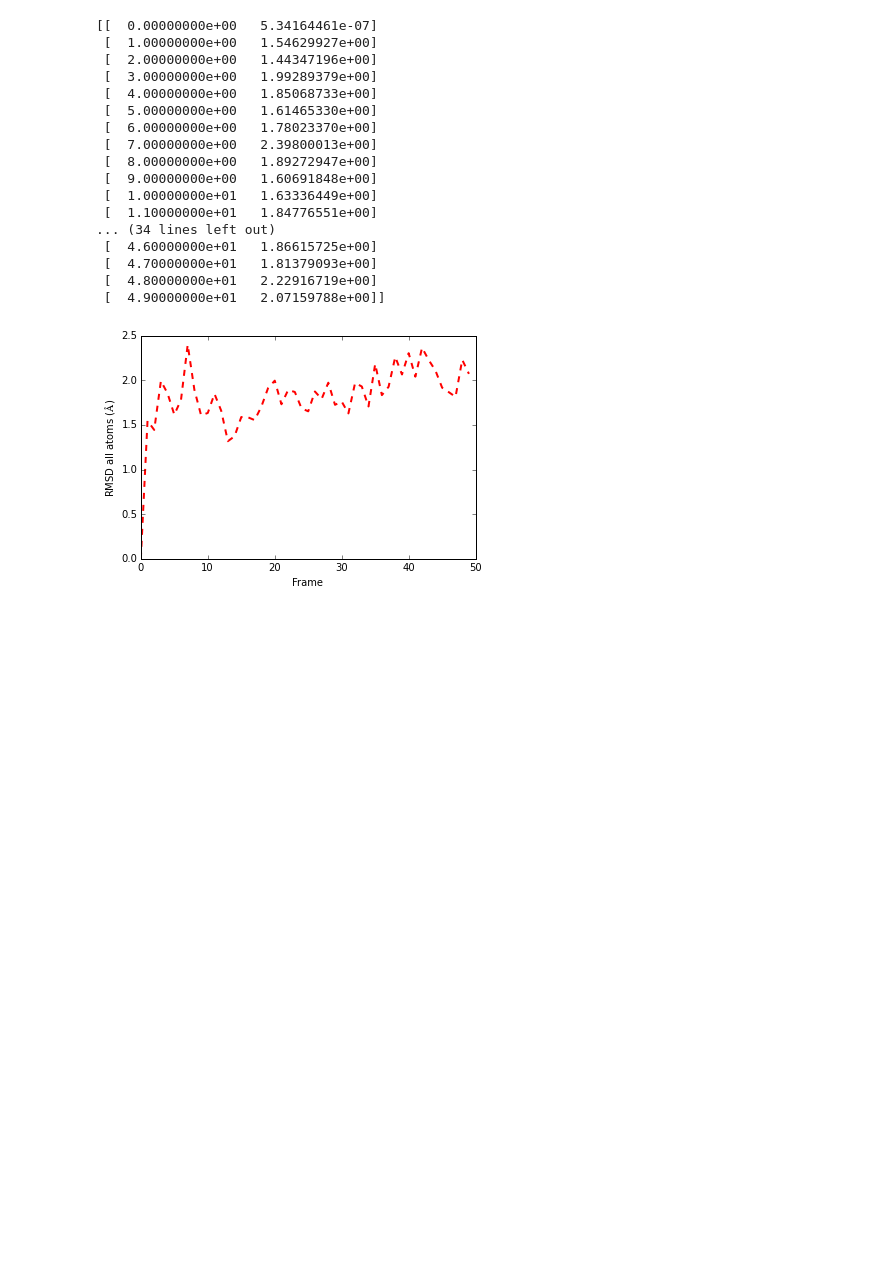
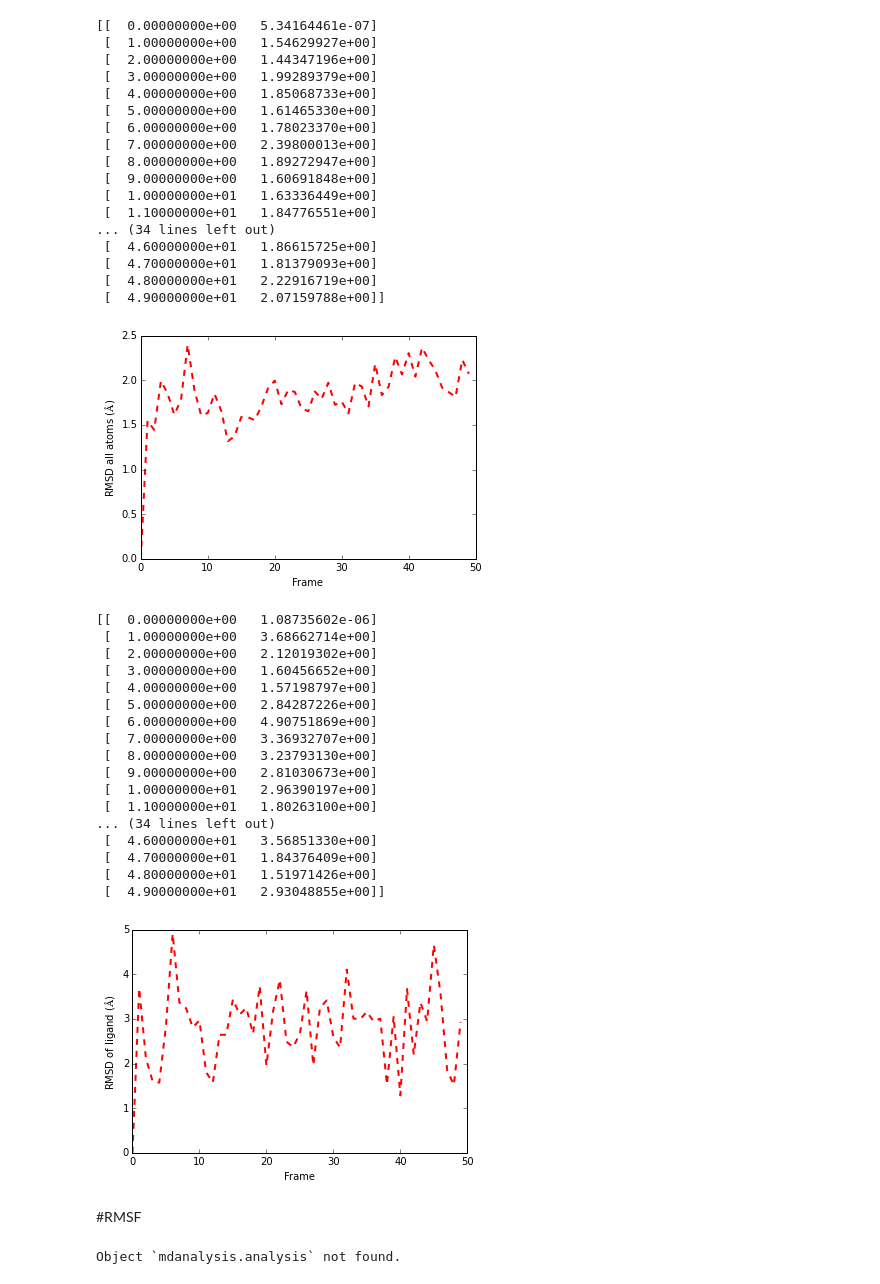
Before and after one commit to mktumbi/SimAnaRep, a Jupyter notebook: CECAM-Afternoon.ipynb, the cells around one changed output. Drawn from its saved outputs; the diff is of its cells as text; code cells hidden in the pictures; blank space fills up the shorter version.

```diff
--- a/CECAM-Afternoon.ipynb
+++ b/CECAM-Afternoon.ipynb
@@ -53,10 +54,10 @@ rmsd(u.atoms.CA.positions, ref.atoms.CA.positions)
 import numpy as np
 RMSD = []
 backbone = u.select_atoms("protein and (name C or name N or name CA)")
-refbb = ref.select_atoms("protein and (name C or name N or name CA)")
+reference = ref.select_atoms("protein and (name C or name N or name CA)")
 for ts in u.trajectory:
     A = backbone.coordinates()
-    B = refbb.coordinates()
+    B = reference.coordinates()
     C = rmsd(A,B)
     RMSD.append((u.trajectory.frame, C))
 RMSD = np.array(RMSD)
@@ -129,10 +130,10 @@ plt.draw()
 import numpy as np
 RMSD_aa = []
 current = u.select_atoms("protein and not name H*")
-refbb = ref.select_atoms("protein and not name H*")
+reference = ref.select_atoms("protein and not name H*")
 for ts in u.trajectory:
     A = current.coordinates()
-    B = refbb.coordinates()
+    B = reference.coordinates()
     C = rmsd(A,B)
     RMSD_aa.append((u.trajectory.frame, C))
 RMSD_aa = np.array(RMSD_aa)
@@ -163,3 +164,48 @@ plt.draw()
  [  4.80000000e+01   2.22916719e+00]
  [  4.90000000e+01   2.07159788e+00]]
 [figure]
+# %%
+import numpy as np
+RMSD_lig = []
+ligand = u.select_atoms("(resid 142:146) and not name H*") ## include selection based on user description
+#current = u.select_atoms("segname BGLC and not name H*")
+reference = ref.select_atoms("(resid 142:146) and not name H*")
+for ts in u.trajectory:
+    A = ligand.coordinates()
+    B = reference.coordinates()
+    C = rmsd(A,B)
+    RMSD_lig.append((u.trajectory.frame, C))
+RMSD_lig = np.array(RMSD_lig)
+print RMSD_lig
+import matplotlib.pyplot as plt
+ax = plt.subplot(111)
+ax.plot(RMSD_lig[:,0], RMSD_lig[:,1], 'r--', lw=2, label=r"$R_G$")
+ax.set_xlabel("Frame")
+ax.set_ylabel(r"RMSD of ligand ($\AA$)")
+ax.figure.savefig("RMSD_ligand.pdf")
+plt.draw()
+# %% [output]
+[[  0.00000000e+00   1.08735602e-06]
+ [  1.00000000e+00   3.68662714e+00]
+ [  2.00000000e+00   2.12019302e+00]
+ [  3.00000000e+00   1.60456652e+00]
+ [  4.00000000e+00   1.57198797e+00]
+ [  5.00000000e+00   2.84287226e+00]
+ [  6.00000000e+00   4.90751869e+00]
+ [  7.00000000e+00   3.36932707e+00]
+ [  8.00000000e+00   3.23793130e+00]
+ [  9.00000000e+00   2.81030673e+00]
+ [  1.00000000e+01   2.96390197e+00]
+ [  1.10000000e+01   1.80263100e+00]
+... (34 lines left out)
+ [  4.60000000e+01   3.56851330e+00]
+ [  4.70000000e+01   1.84376409e+00]
+ [  4.80000000e+01   1.51971426e+00]
+ [  4.90000000e+01   2.93048855e+00]]
+[figure, added]
+# %% [markdown]
+#RMSF
+# %%
+mdanalysis.analysis?
+# %% [output]
+Object `mdanalysis.analysis` not found.
```
Also changed, not shown: parts of 4 cells of this notebook, 47 other files.
